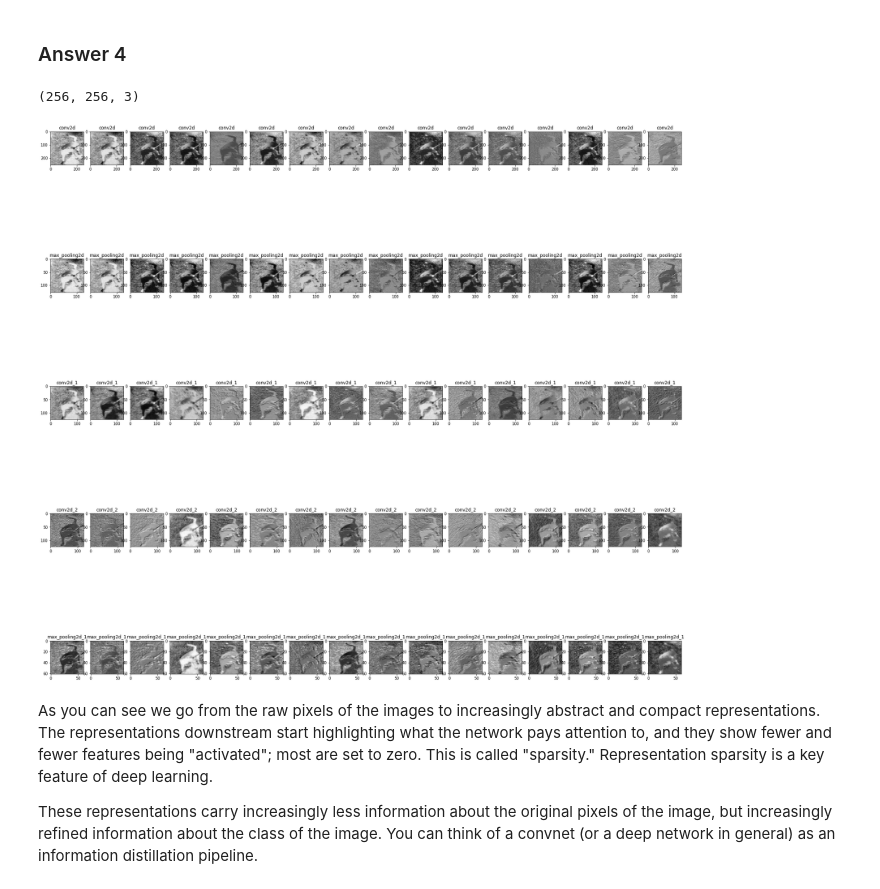
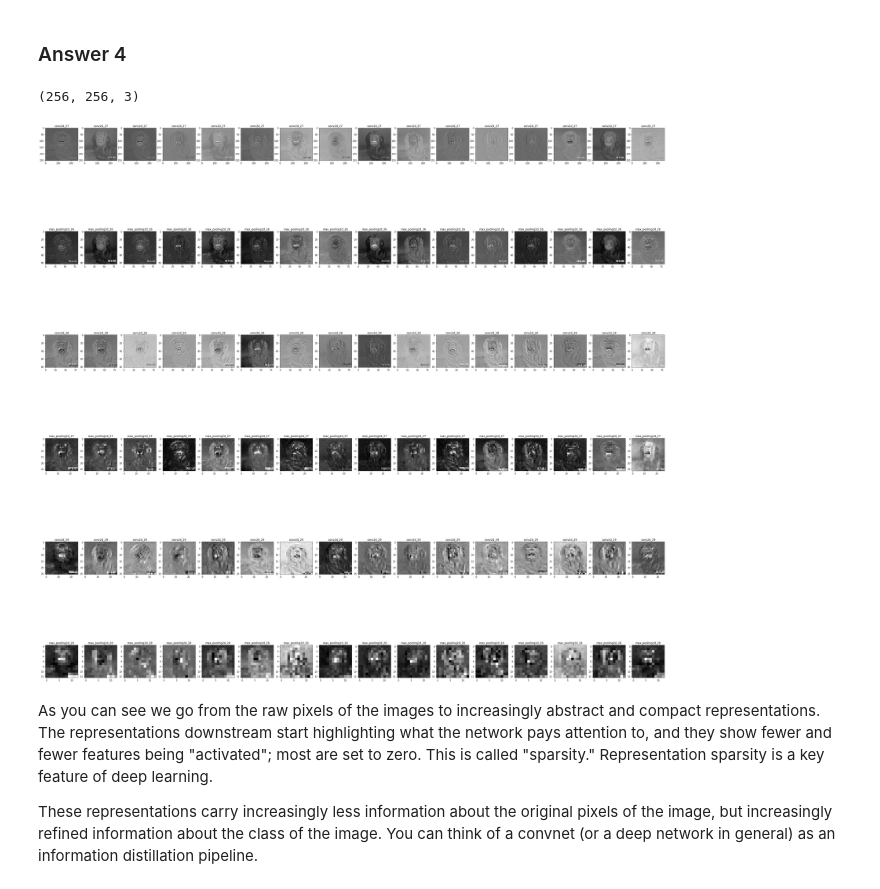
Before and after one commit to BoredlyGit/FutureMakers2022, a Jupyter notebook: Day 12/Day_12_Image_Classification_NK.ipynb, the cells around one changed output. Cells and saved outputs as stored; diff of their text form; code cells hidden in the pictures.

```diff
--- a/Day 12/Day_12_Image_Classification_NK.ipynb
+++ b/Day 12/Day_12_Image_Classification_NK.ipynb
@@ -273,7 +273,7 @@ test_dataset = tf.keras.utils.image_dataset_from_directory("/tmp/cats-and-dogs/t
 train_dataset = train_dataset.map(lambda img, label: (img / 255, label))
 test_dataset = test_dataset.map(lambda img, label: (img / 255, label))
 
-train_dataset = train_dataset.repeat(2)
+train_dataset = train_dataset.repeat(3)
 
 # i = 0
 # for x in train_dataset:
@@ -338,20 +338,20 @@ You need to define
 model = tf.keras.models.Sequential([
                                     # tf.keras.layers.Input(),
                                     tf.keras.layers.Conv2D(input_shape=(256, 256, 3), filters=16, kernel_size=(3, 3)),
-                                    tf.keras.layers.MaxPool2D(pool_size=(2, 2)),
+                                    tf.keras.layers.MaxPool2D(pool_size=(3, 3)),
                                     tf.keras.layers.Conv2D(filters=32, kernel_size=(3, 3)),
-                                    # tf.keras.layers.MaxPool2D(pool_size=(2, 2)),
+                                    tf.keras.layers.MaxPool2D(pool_size=(3, 3)),
 
-                                    tf.keras.layers.Conv2D(filters=64, kernel_size=(3, 3)),
+                                    tf.keras.layers.Conv2D(filters=64, kernel_size=(2, 2)),
                                     tf.keras.layers.MaxPool2D(pool_size=(2, 2)),
 
                                     tf.keras.layers.Flatten(),
                                     tf.keras.layers.Dense(128, activation=tf.keras.activations.relu),
-                                    tf.keras.layers.Dense(32, activation=tf.keras.activations.relu),
+                                    tf.keras.layers.Dense(64, activation=tf.keras.activations.relu),
                                     tf.keras.layers.Dense(16, activation=tf.keras.activations.relu),
                                     tf.keras.layers.Dense(1, activation=tf.keras.activations.sigmoid),
 ])
-model.compile(optimizer=tf.keras.optimizers.Adam(learning_rate=0.0001), loss=tf.keras.losses.binary_crossentropy, metrics=["accuracy"])
+model.compile(optimizer=tf.keras.optimizers.Adam(learning_rate=0.001), loss=tf.keras.losses.binary_crossentropy, metrics=["accuracy"])
 # %%
 import tensorflow as tf
 # %% [markdown]
@@ -394,9 +394,9 @@ Let's train on all 22,498 images available, for 15 epochs; and validate on all 2
 # %%
 history = model.fit(
       train_dataset,
-      steps_per_epoch=100,  # 22,498 images = batch_size * steps * epochs
-      epochs=15,
-      validation_data=train_dataset,
+      steps_per_epoch=100,  # 22,498(*3) images = batch_size * steps * epochs
+      epochs=20,
+      validation_data=test_dataset,
       validation_steps=50,  # 2,500 images = batch_size * steps
       verbose=1)
 # %% [output]
@@ -456,33 +456,33 @@ Let's pick a random cat or dog image from the training set, and then generate a
 # %%
 """Enter Answer 4 code here"""
 
 conv_layers = [layer for layer in model.layers if "conv2d" in layer.name or "max_pooling2d" in layer.name]
 img = list(train_dataset.take(1))[0][0][0]
 
 print(img.shape)
 
 img = tf.reshape(img, (-1, *img.shape))
 outputs = {}
 for layer in conv_layers:
    img = layer(img)
    outputs[layer.name] = img
 # conv_model = tf.keras.models.Sequential(conv_layers)
 
 
-fig, subplots = plt.subplots(len(conv_layers), 16)
-fig.set_size_inches(30, 30)
+fig, subplots = plt.subplots(len(conv_layers), 16, figsize=(50, 50))
 plt.gray()
 
 for row in range(len(conv_layers)):
   row_name = conv_layers[row].name
   for col in range(16):
     # print(row, col)
     # print(outputs[row_name][col].shape)
     subplots[row][col].imshow(outputs[row_name][0][:, :, col])
     subplots[row][col].set_title(row_name)
+    # subplots[row][col].set_size_inches(5, 5)
 # %% [output]
 (256, 256, 3)
-[figure, old version]
+[figure, new version]
 # %% [markdown]
 As you can see we go from the raw pixels of the images to increasingly abstract and compact representations. The representations downstream start highlighting what the network pays attention to, and they show fewer and fewer features being "activated"; most are set to zero. This is called "sparsity." Representation sparsity is a key feature of deep learning.
 
```
Also changed, not shown: parts of 6 cells of this notebook.
